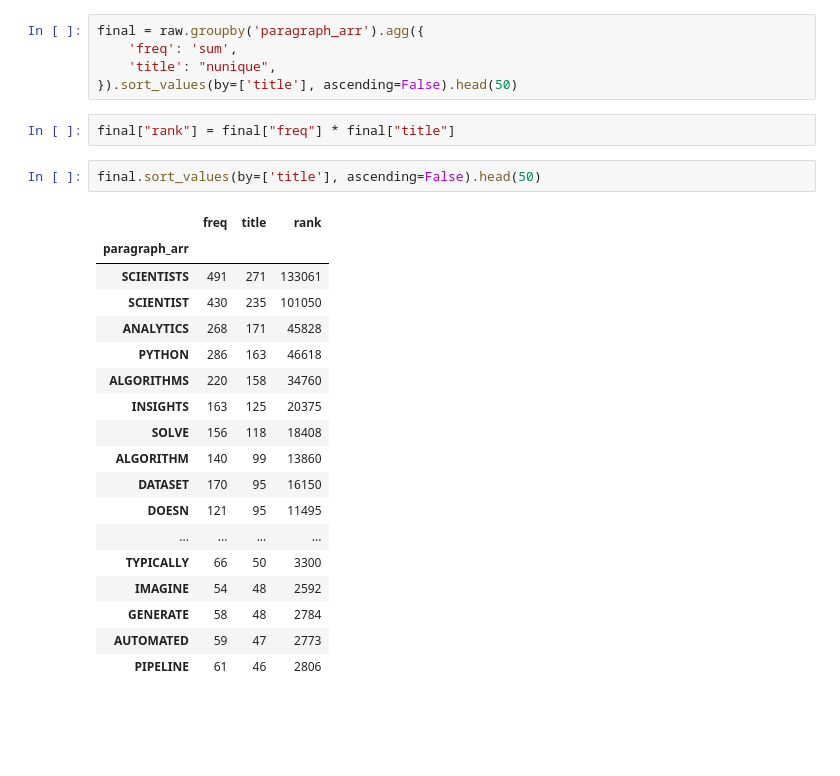
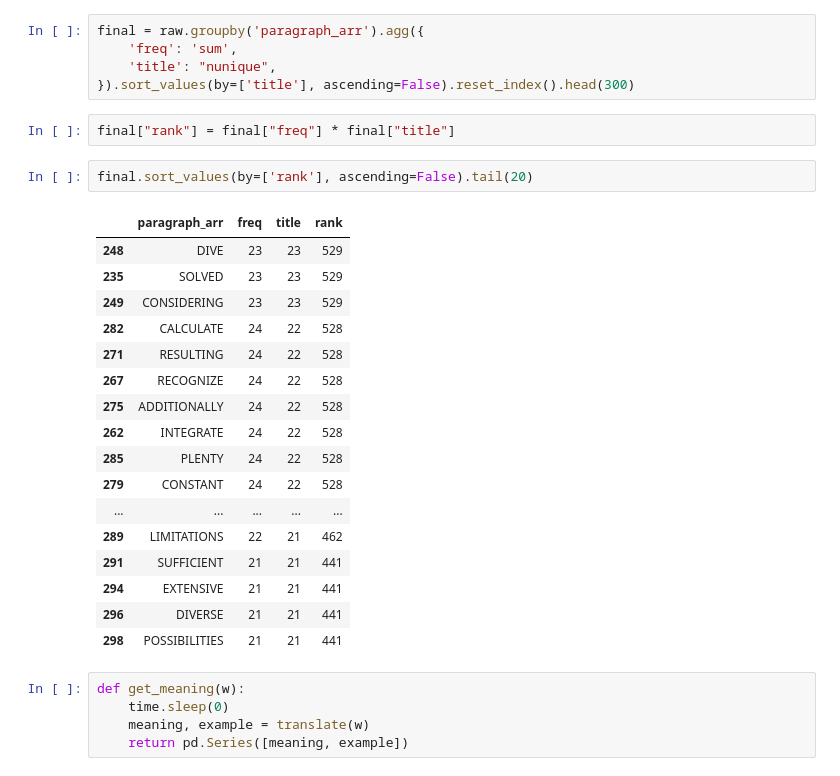
Before and after one commit to pakota159/crawler, a Jupyter notebook: script.ipynb, the cells around one changed output. Saved outputs shown, nothing was run; the diff lists cells and outputs as text; blank space fills up the shorter version.

```diff
--- a/script.ipynb
+++ b/script.ipynb
@@ -101,27 +109,31 @@ raw['freq'] = 1
 final = raw.groupby('paragraph_arr').agg({
     'freq': 'sum',
     'title': "nunique",
-}).sort_values(by=['title'], ascending=False).head(50)
+}).sort_values(by=['title'], ascending=False).reset_index().head(300)
 # %%
 final["rank"] = final["freq"] * final["title"]
 # %%
-final.sort_values(by=['title'], ascending=False).head(50)
+final.sort_values(by=['rank'], ascending=False).tail(20)
 # %% [output]
-|  | freq | title | rank |
-| paragraph_arr |  |  |  |
-| SCIENTISTS | 491 | 271 | 133061 |
-| SCIENTIST | 430 | 235 | 101050 |
-| ANALYTICS | 268 | 171 | 45828 |
-| PYTHON | 286 | 163 | 46618 |
-| ALGORITHMS | 220 | 158 | 34760 |
-| INSIGHTS | 163 | 125 | 20375 |
-| SOLVE | 156 | 118 | 18408 |
-| ALGORITHM | 140 | 99 | 13860 |
-| DATASET | 170 | 95 | 16150 |
-| DOESN | 121 | 95 | 11495 |
-| ... | ... | ... | ... |
-| TYPICALLY | 66 | 50 | 3300 |
-| IMAGINE | 54 | 48 | 2592 |
-| GENERATE | 58 | 48 | 2784 |
-| AUTOMATED | 59 | 47 | 2773 |
-| PIPELINE | 61 | 46 | 2806 |
+|  | paragraph_arr | freq | title | rank |
+| 248 | DIVE | 23 | 23 | 529 |
+| 235 | SOLVED | 23 | 23 | 529 |
+| 249 | CONSIDERING | 23 | 23 | 529 |
+| 282 | CALCULATE | 24 | 22 | 528 |
+| 271 | RESULTING | 24 | 22 | 528 |
+| 267 | RECOGNIZE | 24 | 22 | 528 |
+| 275 | ADDITIONALLY | 24 | 22 | 528 |
+| 262 | INTEGRATE | 24 | 22 | 528 |
+| 285 | PLENTY | 24 | 22 | 528 |
+| 279 | CONSTANT | 24 | 22 | 528 |
+| ... | ... | ... | ... | ... |
+| 289 | LIMITATIONS | 22 | 21 | 462 |
+| 291 | SUFFICIENT | 21 | 21 | 441 |
+| 294 | EXTENSIVE | 21 | 21 | 441 |
+| 296 | DIVERSE | 21 | 21 | 441 |
+| 298 | POSSIBILITIES | 21 | 21 | 441 |
+# %%
+def get_meaning(w):
+    time.sleep(0)
+    meaning, example = translate(w)
+    return pd.Series([meaning, example])
```
Also changed, not shown: parts of 9 cells of this notebook, 2 other files.
